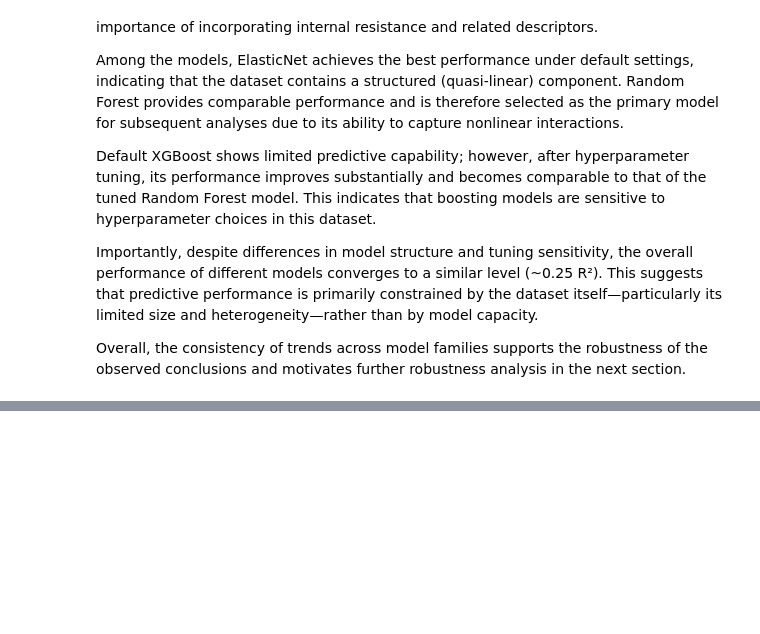
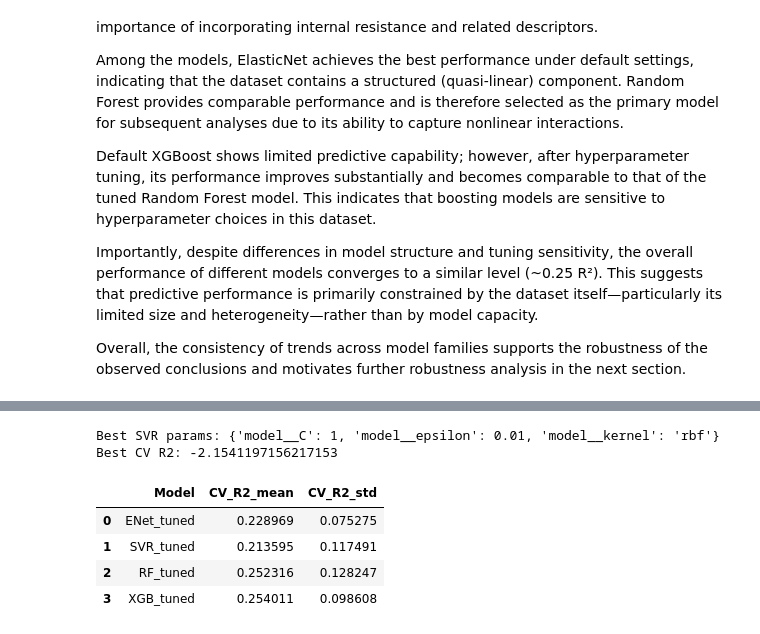
Before and after one commit to wenluanzhang/hydrovoltaic-ml, a Jupyter notebook: notebooks/04_modeling_phase2_models.ipynb, the cells around one changed output, grey strips where cells are left out. Saved outputs shown, nothing was run; the diff lists cells and outputs as text; code cells hidden in the pictures; blank space fills up the shorter version.

```diff
--- a/notebooks/04_modeling_phase2_models.ipynb
+++ b/notebooks/04_modeling_phase2_models.ipynb
@@ -1203,0 +1233,78 @@ Overall, the consistency of trends across model families supports the robustness
+# %%
+# SVR tuning（非常关键：必须缩放）
+from sklearn.svm import SVR
+from sklearn.preprocessing import StandardScaler
+
+svr_pipeline = Pipeline([
+    ("preprocessor", build_preprocessor_for_tuning(df_tune, FEATURES_MODEL_B)),
+    ("scaler", StandardScaler()),
+    ("model", SVR())
+])
+
+svr_param_grid = {
+    "model__C": [0.1, 1, 10],
+    "model__epsilon": [0.01, 0.1],
+    "model__kernel": ["rbf"]
+}
+
+svr_grid = GridSearchCV(
+    svr_pipeline,
+    svr_param_grid,
+    cv=5,
+    scoring="r2",
+    n_jobs=-1
+)
+
+svr_grid.fit(X_tune, y_tune)
+
+print("Best SVR params:", svr_grid.best_params_)
+print("Best CV R2:", svr_grid.best_score_)
+# %% [output]
+Best SVR params: {'model__C': 1, 'model__epsilon': 0.01, 'model__kernel': 'rbf'}
+Best CV R2: -2.1541197156217153
+# %%
+# 统一评估（和RF/XGB一样）
+# ElasticNet CV
+enet_cv = cross_validate(
+    enet_grid.best_estimator_,
+    X_tune,
+    y_tune,
+    cv=sss.split(X_tune, strata_tune),
+    scoring="r2",
+    n_jobs=-1
+)
+
+# SVR CV
+svr_cv = cross_validate(
+    svr_grid.best_estimator_,
+    X_tune,
+    y_tune,
+    cv=sss.split(X_tune, strata_tune),
+    scoring="r2",
+    n_jobs=-1
+)
+# %%
+# 合并表（最终）
+tuning_summary_all = pd.DataFrame({
+    "Model": ["ENet_tuned", "SVR_tuned", "RF_tuned", "XGB_tuned"],
+    "CV_R2_mean": [
+        enet_cv["test_score"].mean(),
+        svr_cv["test_score"].mean(),
+        tuned_cv["test_score"].mean(),       # RF
+        xgb_tuned_cv["test_score"].mean()
+    ],
+    "CV_R2_std": [
+        enet_cv["test_score"].std(),
+        svr_cv["test_score"].std(),
+        tuned_cv["test_score"].std(),
+        xgb_tuned_cv["test_score"].std()
+    ]
+})
+
+tuning_summary_all
+# %% [output]
+|  | Model | CV_R2_mean | CV_R2_std |
+| 0 | ENet_tuned | 0.228969 | 0.075275 |
+| 1 | SVR_tuned | 0.213595 | 0.117491 |
+| 2 | RF_tuned | 0.252316 | 0.128247 |
+| 3 | XGB_tuned | 0.254011 | 0.098608 |
```
Also changed, not shown: parts of 5 cells of this notebook, 11 other files.
